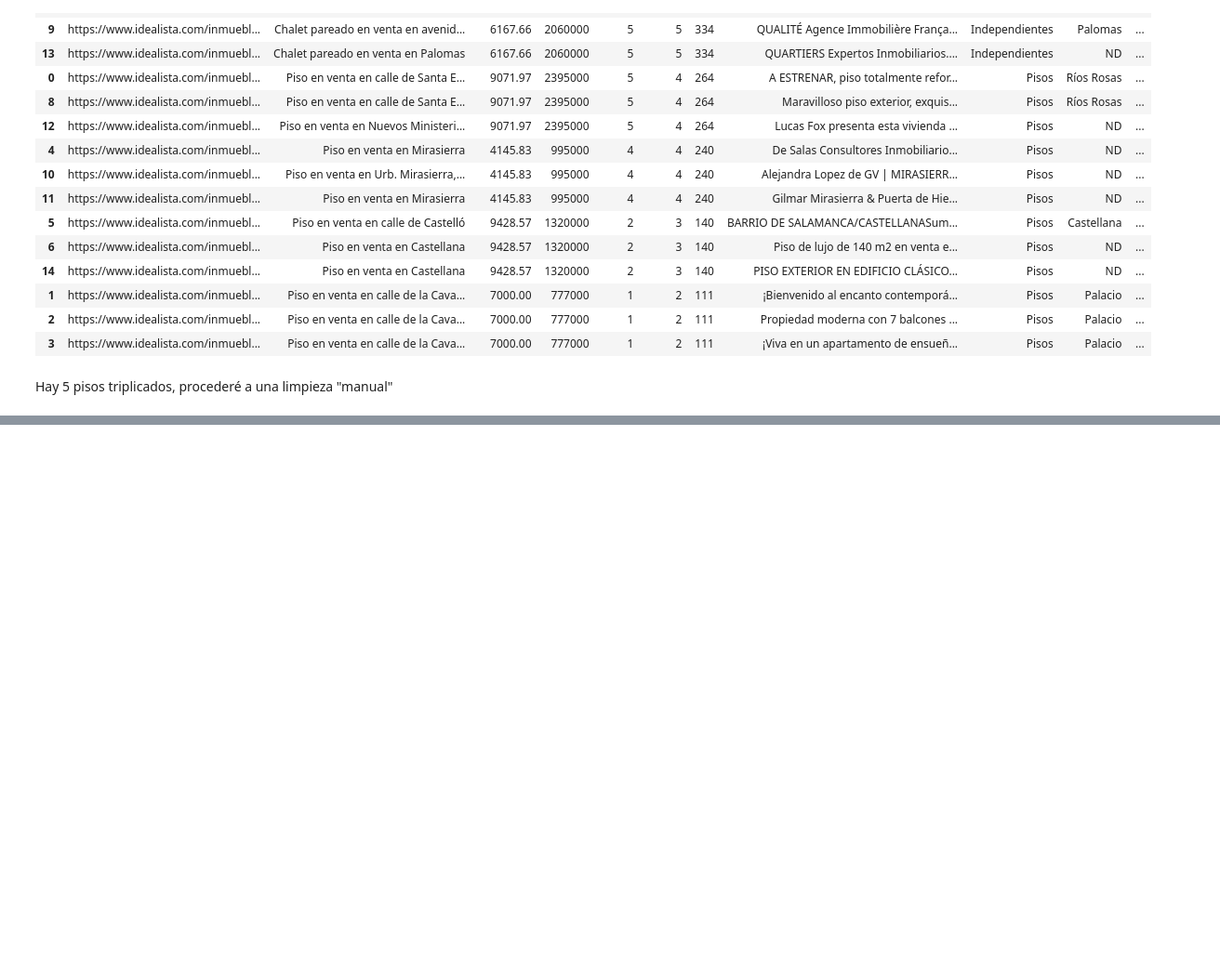
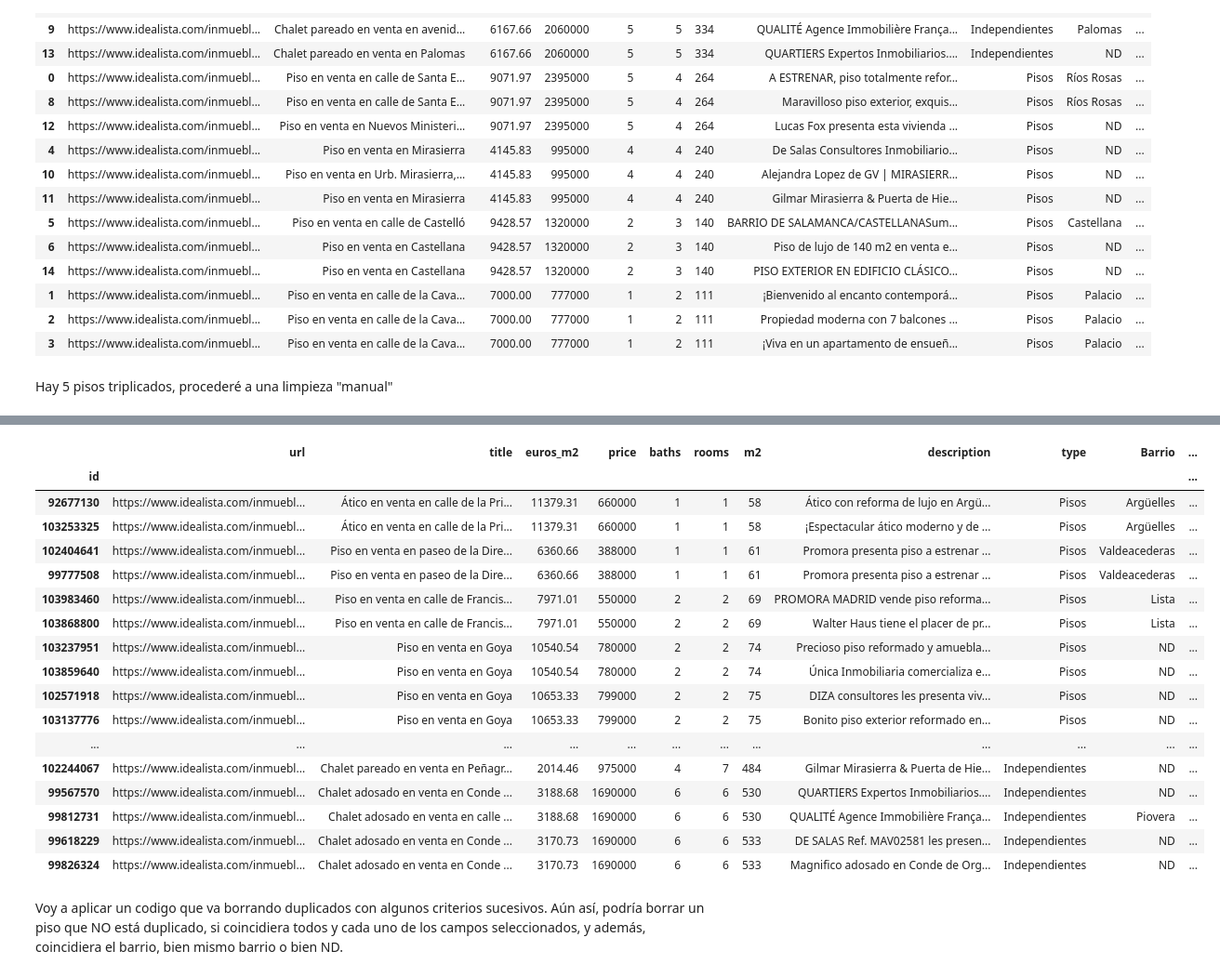
Before and after one commit to angelgvill/DS_Analisis_Datos, a Jupyter notebook: notebooks/02_Analisis_exploratorio.ipynb, the cells around one changed output, grey strips where cells are left out. Shown at 93% size. Drawn from its saved outputs; the diff is of its cells as text; code cells hidden in the pictures; blank space fills up the shorter version.

```diff
--- a/notebooks/02_Analisis_exploratorio.ipynb
+++ b/notebooks/02_Analisis_exploratorio.ipynb
@@ -1100,0 +1074,8 @@ duplicates_sorted
+# %%
+# Filtrar filas donde 'm2', 'price', 'rooms', y 'baths' están duplicados
+df_duplicates = df_limp1[df_limp1.duplicated(subset=['m2', 'price', 'rooms', 'baths'], keep=False)]
+
+#Ordenar las filas resultantes por 'm2' en orden descendente
+duplicates_sorted = df_duplicates.sort_values(by='m2', ascending=False)
+
+duplicates_sorted
@@ -1101,3 +1097,37 @@ duplicates_sorted
+# %%
+# Primero, eliminamos las filas con 'ND' en 'Barrio' cuando existe una fila duplicada con un valor específico en 'Barrio'
+duplicates_sorted = duplicates_sorted.sort_values(by=['m2', 'Barrio'], ascending=[True, True])
+#duplicates_sorted = duplicates_sorted.drop_duplicates(subset=['m2'], keep='first')
+
+# Luego, eliminamos duplicados basándonos en el 'id', manteniendo el de 'id' más grande
+#duplicates_sorted = duplicates_sorted.sort_values(by=['m2', 'id'], ascending=[True, False])
+#duplicates_sorted = duplicates_sorted.drop_duplicates(subset=['m2', 'Barrio'], keep='first')
+
+pd.set_option('display.max_rows', None)
+pd.set_option('display.max_colwidth', 200)
+
+duplicates_sorted
+# %% [output]
+|  | url | title | euros_m2 | price | baths | rooms | m2 | description | type | Barrio | ... |
+| id |  |  |  |  |  |  |  |  |  |  | ... |
+| 92677130 | https://www.idealista.com/inmuebl... | Ático en venta en calle de la Pri... | 11379.31 | 660000 | 1 | 1 | 58 | Ático con reforma de lujo en Argü... | Pisos | Argüelles | ... |
+| 103253325 | https://www.idealista.com/inmuebl... | Ático en venta en calle de la Pri... | 11379.31 | 660000 | 1 | 1 | 58 | ¡Espectacular ático moderno y de ... | Pisos | Argüelles | ... |
+| 102404641 | https://www.idealista.com/inmuebl... | Piso en venta en paseo de la Dire... | 6360.66 | 388000 | 1 | 1 | 61 | Promora presenta piso a estrenar ... | Pisos | Valdeacederas | ... |
+| 99777508 | https://www.idealista.com/inmuebl... | Piso en venta en paseo de la Dire... | 6360.66 | 388000 | 1 | 1 | 61 | Promora presenta piso a estrenar ... | Pisos | Valdeacederas | ... |
+| 103983460 | https://www.idealista.com/inmuebl... | Piso en venta en calle de Francis... | 7971.01 | 550000 | 2 | 2 | 69 | PROMORA MADRID vende piso reforma... | Pisos | Lista | ... |
+| 103868800 | https://www.idealista.com/inmuebl... | Piso en venta en calle de Francis... | 7971.01 | 550000 | 2 | 2 | 69 | Walter Haus tiene el placer de pr... | Pisos | Lista | ... |
+| 103237951 | https://www.idealista.com/inmuebl... | Piso en venta en Goya | 10540.54 | 780000 | 2 | 2 | 74 | Precioso piso reformado y amuebla... | Pisos | ND | ... |
+| 103859640 | https://www.idealista.com/inmuebl... | Piso en venta en Goya | 10540.54 | 780000 | 2 | 2 | 74 | Única Inmobiliaria comercializa e... | Pisos | ND | ... |
+| 102571918 | https://www.idealista.com/inmuebl... | Piso en venta en Goya | 10653.33 | 799000 | 2 | 2 | 75 | DIZA consultores les presenta viv... | Pisos | ND | ... |
+| 103137776 | https://www.idealista.com/inmuebl... | Piso en venta en Goya | 10653.33 | 799000 | 2 | 2 | 75 | Bonito piso exterior reformado en... | Pisos | ND | ... |
+| ... | ... | ... | ... | ... | ... | ... | ... | ... | ... | ... | ... |
+| 102244067 | https://www.idealista.com/inmuebl... | Chalet pareado en venta en Peñagr... | 2014.46 | 975000 | 4 | 7 | 484 | Gilmar Mirasierra & Puerta de Hie... | Independientes | ND | ... |
+| 99567570 | https://www.idealista.com/inmuebl... | Chalet adosado en venta en Conde ... | 3188.68 | 1690000 | 6 | 6 | 530 | QUARTIERS Expertos Inmobiliarios.... | Independientes | ND | ... |
+| 99812731 | https://www.idealista.com/inmuebl... | Chalet adosado en venta en calle ... | 3188.68 | 1690000 | 6 | 6 | 530 | QUALITÉ Agence Immobilière França... | Independientes | Piovera | ... |
+| 99618229 | https://www.idealista.com/inmuebl... | Chalet adosado en venta en Conde ... | 3170.73 | 1690000 | 6 | 6 | 533 | DE SALAS Ref. MAV02581 les presen... | Independientes | ND | ... |
+| 99826324 | https://www.idealista.com/inmuebl... | Chalet adosado en venta en Conde ... | 3170.73 | 1690000 | 6 | 6 | 533 | Magnifico adosado en Conde de Org... | Independientes | ND | ... |
+# %% [markdown]
+Voy a aplicar un codigo que va borrando duplicados con algunos criterios sucesivos. Aún así, podría borrar un piso que NO está duplicado, si coincidiera todos y cada uno de los campos seleccionados, y además, coincidiera el barrio, bien mismo barrio o bien ND.
 # %%
 duplicated_m2_sorted
 # %% [output]
```
Also changed, not shown: parts of 8 cells of this notebook, 1 other file.
